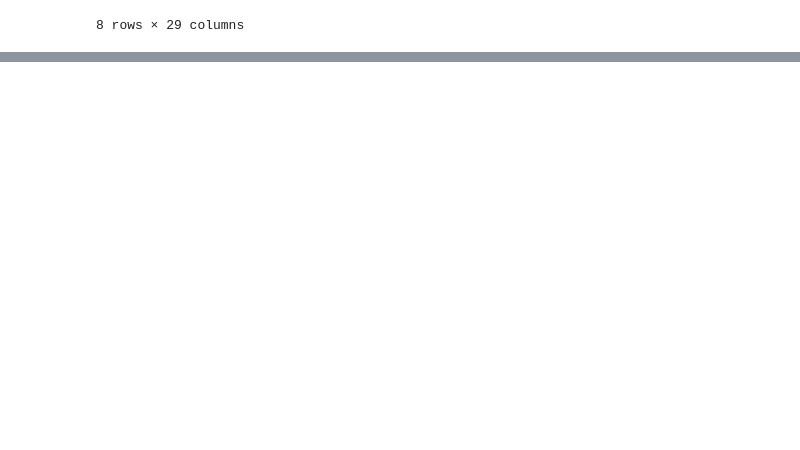
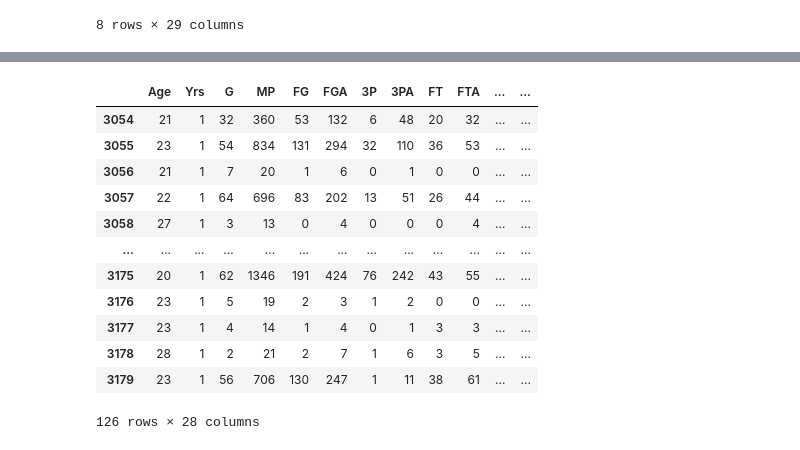
Before and after one commit to kelanwu17/predicting-roty, a Jupyter notebook: main.ipynb, the cells around one changed output, grey strips where cells are left out. Cells and saved outputs as stored; diff of their text form; code cells hidden in the pictures; blank space fills up the shorter version.

```diff
--- a/main.ipynb
+++ b/main.ipynb
@@ -97,0 +180,20 @@ df.describe()
+# %%
+X_test = df.loc[(df['Year'] >= 2022)]
+y_test = X_test['Share']
+
+X_test = X_test.drop(columns=['Share'])
+X_test
+# %% [output]
+|  | Age | Yrs | G | MP | FG | FGA | 3P | 3PA | FT | FTA | ... | ... |
+| 3054 | 21 | 1 | 32 | 360 | 53 | 132 | 6 | 48 | 20 | 32 | ... | ... |
+| 3055 | 23 | 1 | 54 | 834 | 131 | 294 | 32 | 110 | 36 | 53 | ... | ... |
+| 3056 | 21 | 1 | 7 | 20 | 1 | 6 | 0 | 1 | 0 | 0 | ... | ... |
+| 3057 | 22 | 1 | 64 | 696 | 83 | 202 | 13 | 51 | 26 | 44 | ... | ... |
+| 3058 | 27 | 1 | 3 | 13 | 0 | 4 | 0 | 0 | 0 | 4 | ... | ... |
+| ... | ... | ... | ... | ... | ... | ... | ... | ... | ... | ... | ... | ... |
+| 3175 | 20 | 1 | 62 | 1346 | 191 | 424 | 76 | 242 | 43 | 55 | ... | ... |
+| 3176 | 23 | 1 | 5 | 19 | 2 | 3 | 1 | 2 | 0 | 0 | ... | ... |
+| 3177 | 23 | 1 | 4 | 14 | 1 | 4 | 0 | 1 | 3 | 3 | ... | ... |
+| 3178 | 28 | 1 | 2 | 21 | 2 | 7 | 1 | 6 | 3 | 5 | ... | ... |
+| 3179 | 23 | 1 | 56 | 706 | 130 | 247 | 1 | 11 | 38 | 61 | ... | ... |
+126 rows × 28 columns
```
Also changed, not shown: parts of 16 cells of this notebook.
